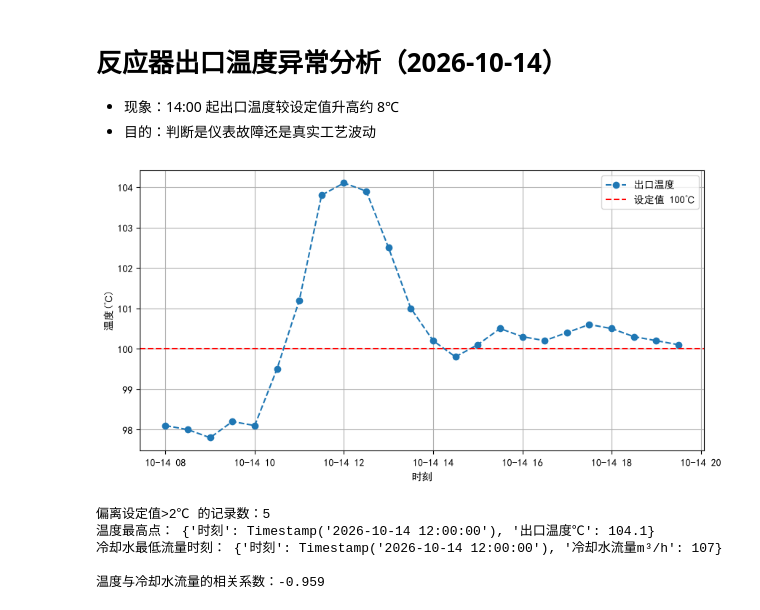
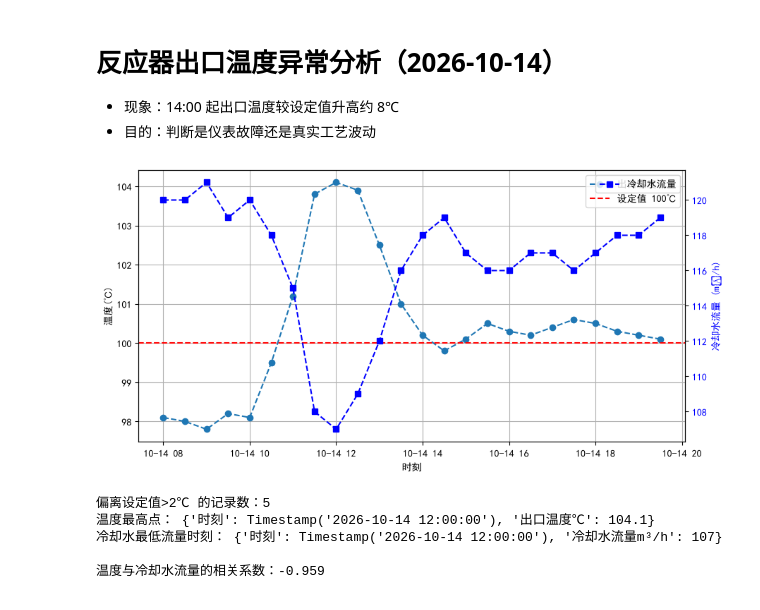
Before and after one commit to 2113325803-glitch/learning-git, a Jupyter notebook: chemical_code/工艺异常分析.ipynb, the cells around one changed output. Saved outputs shown, nothing was run; the diff lists cells and outputs as text; code cells hidden in the pictures.

```diff
--- a/chemical_code/工艺异常分析.ipynb
+++ b/chemical_code/工艺异常分析.ipynb
@@ -5,27 +5,33 @@
 # %%
 import pandas as pd
 import matplotlib.pyplot as plt
 plt.rcParams['font.sans-serif'] = ['SimHei']  # 让中文正常显示
 
 # 模拟昨日数据：时间、出口温度、冷却水流量
 data = {
     '时刻': pd.date_range('2026-10-14 08:00', periods=24, freq='30min'),
     '出口温度℃': [98.1, 98.0, 97.8, 98.2, 98.1, 99.5, 101.2, 103.8,
                   104.1, 103.9, 102.5, 101.0, 100.2, 99.8, 100.1, 100.5,
                   100.3, 100.2, 100.4, 100.6, 100.5, 100.3, 100.2, 100.1], #数据个数必须和上面的 24 个时间点完全对应！
     '冷却水流量m³/h': [120, 120, 121, 119, 120, 118, 115, 108,
                       107, 109, 112, 116, 118, 119, 117, 116,
                       116, 117, 117, 116, 117, 118, 118, 119],
 }
 df = pd.DataFrame(data)
 
 plt.figure(figsize=(10, 5))
 plt.plot(df['时刻'], df['出口温度℃'], 'o--', label='出口温度') #'o-'格式字符串表示用圆点连接线
 plt.axhline(100, color='red', ls='--', label='设定值 100℃')
 plt.xlabel('时刻'); plt.ylabel('温度(℃)'); plt.legend(); plt.grid()
+# 创建右侧 Y 轴
+ax2 = plt.gca().twinx()  # 获取当前坐标轴并创建一个共享X轴的双胞胎
+ax2.plot(df['时刻'], df['冷却水流量m³/h'], 's--', color='blue', label='冷却水流量')
+ax2.set_ylabel('冷却水流量 (m³/h)', color='blue')
+ax2.tick_params(axis='y', labelcolor='blue')
+ax2.legend(loc='upper right')
 plt.show()
 # %% [output]
-[figure, old version]
+[figure, new version]
 # %%
 # 温度偏离设定值的时间段
 dev = df['出口温度℃'] - 100
```
Also changed, not shown: parts of 8 cells of this notebook.
